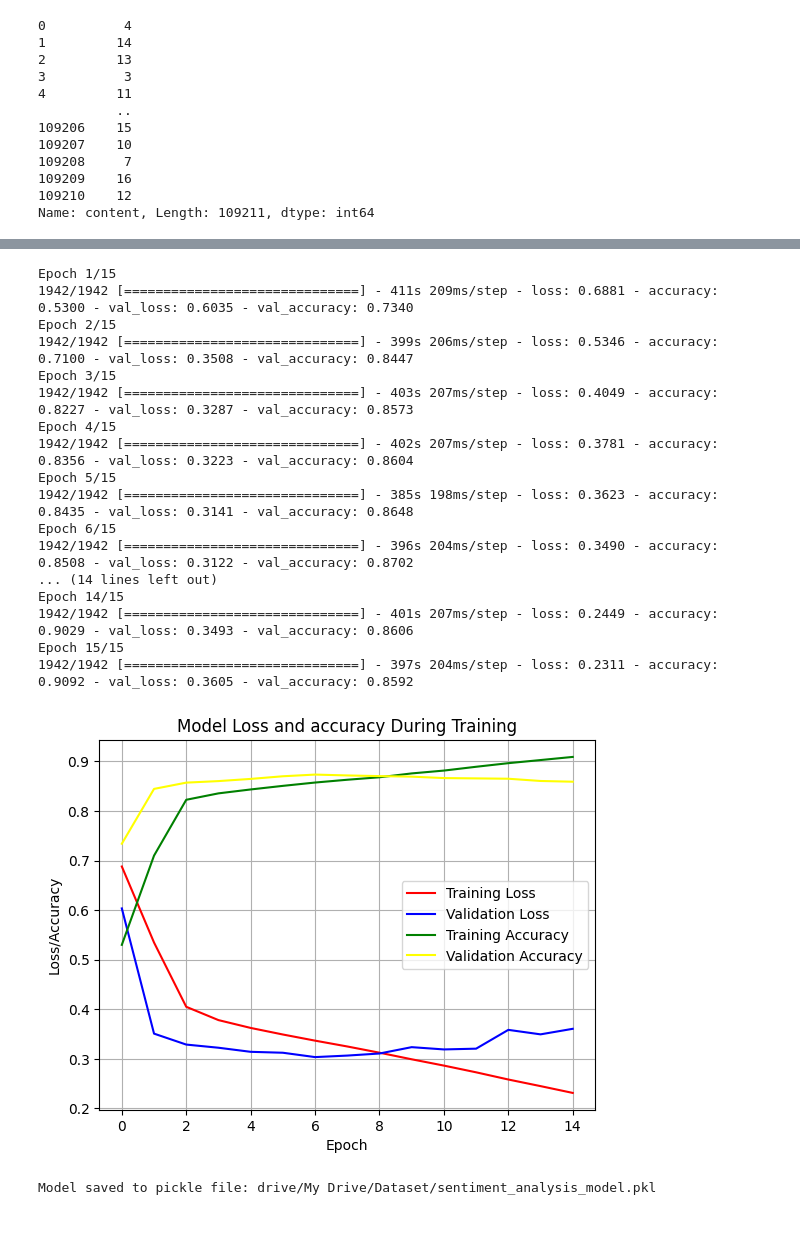
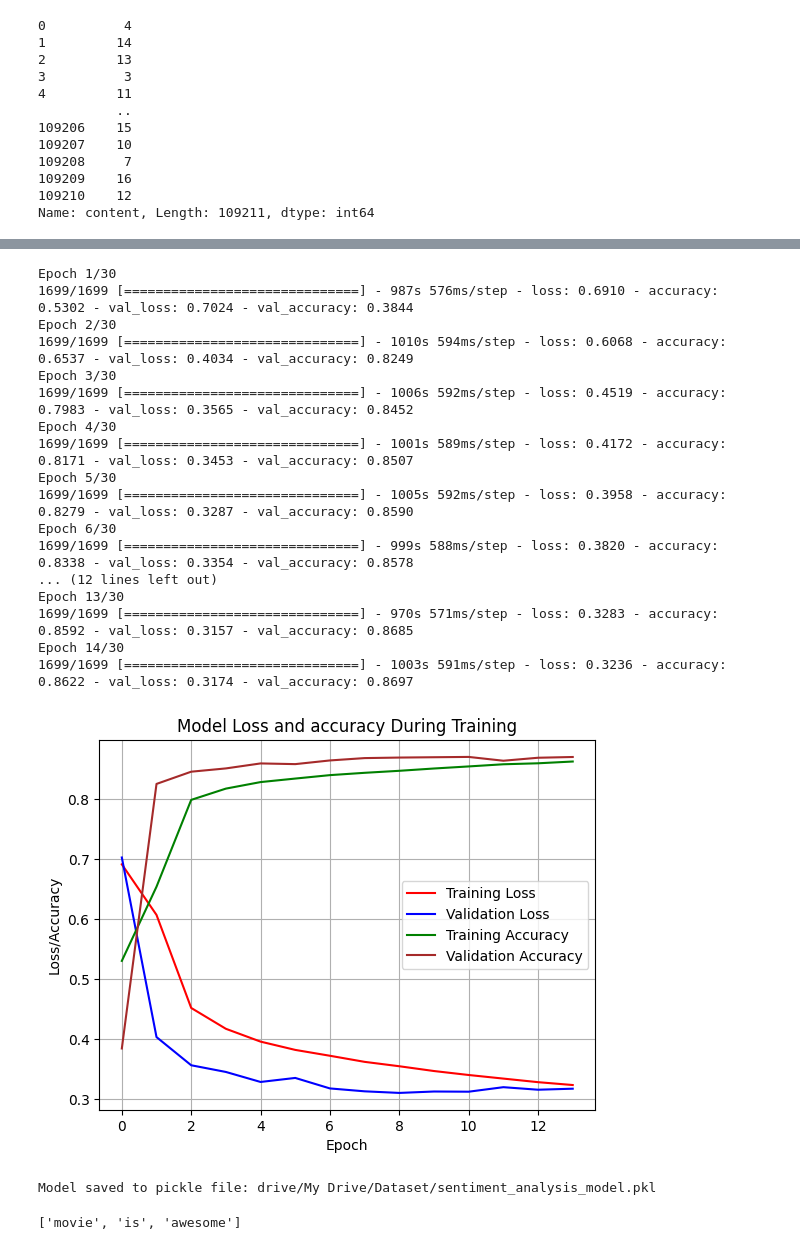
Before and after one commit to adkprakash/sentiment_analysis, a Jupyter notebook: sentiment_analysis.ipynb, the cells around one changed output, grey strips where cells are left out. Saved outputs shown, nothing was run; the diff lists cells and outputs as text; code cells hidden in the pictures.

Commit message:
Trained a LSTM Model

```diff
--- a/sentiment_analysis.ipynb
+++ b/sentiment_analysis.ipynb
@@ -405,0 +385,3 @@ array([[0., 1.],
+# %%
+# Apply the conversion function to the 'score' column using apply
+data['score'] = data['score'].apply(convert_sentiment_to_numerical)
@@ -425,60 +418,62 @@ embedding_matrix = load_word_embeddings(embedding_model, embedding_dim)
 # Defining the LSTM Model
 model = Sequential()
 model.add(Embedding(max_features, embedding_dim, weights=[embedding_matrix], trainable=False))  # Text feature
-model.add(LSTM(64, return_sequences=True))  # 64 hidden units, return sequences for next LSTM layer
-model.add(LSTM(32))  # 32 hidden units in the second LSTM layer
-model.add(Dense(encoded_features.shape[1], activation='sigmoid'))
+model.add(LSTM(64, return_sequences=True,dropout=0.2, recurrent_dropout=0.2))  # 64 hidden units, return sequences for next LSTM layer
+model.add(LSTM(32,dropout=0.2, recurrent_dropout=0.2))  # 32 hidden units in the second LSTM layer
+model.add(Dense(1, activation='sigmoid')) #Output layer, Sigmoid for binary classification
 # %%
 #Compile the model
 model.compile(optimizer='adam', loss='binary_crossentropy', metrics=['accuracy'])
+# Early stopping callback
+early_stopping = EarlyStopping(monitor='val_accuracy', patience=3, restore_best_weights=True)
 # %%
 # Train the model
-history=model.fit(content_padded, encoded_features, epochs=15, batch_size=45, validation_split=0.2)
+history=model.fit(content_padded,features, epochs=30, batch_size=45, validation_split=0.3,callbacks=[early_stopping])
 # %% [output]
-Epoch 1/15
-1942/1942 [==============================] - 411s 209ms/step - loss: 0.6881 - accuracy: 0.5300 - val_loss: 0.6035 - val_accuracy: 0.7340
-Epoch 2/15
-1942/1942 [==============================] - 399s 206ms/step - loss: 0.5346 - accuracy: 0.7100 - val_loss: 0.3508 - val_accuracy: 0.8447
-Epoch 3/15
-1942/1942 [==============================] - 403s 207ms/step - loss: 0.4049 - accuracy: 0.8227 - val_loss: 0.3287 - val_accuracy: 0.8573
-Epoch 4/15
-1942/1942 [==============================] - 402s 207ms/step - loss: 0.3781 - accuracy: 0.8356 - val_loss: 0.3223 - val_accuracy: 0.8604
-Epoch 5/15
-1942/1942 [==============================] - 385s 198ms/step - loss: 0.3623 - accuracy: 0.8435 - val_loss: 0.3141 - val_accuracy: 0.8648
-Epoch 6/15
-1942/1942 [==============================] - 396s 204ms/step - loss: 0.3490 - accuracy: 0.8508 - val_loss: 0.3122 - val_accuracy: 0.8702
-... (14 lines left out)
-Epoch 14/15
-1942/1942 [==============================] - 401s 207ms/step - loss: 0.2449 - accuracy: 0.9029 - val_loss: 0.3493 - val_accuracy: 0.8606
-Epoch 15/15
-1942/1942 [==============================] - 397s 204ms/step - loss: 0.2311 - accuracy: 0.9092 - val_loss: 0.3605 - val_accuracy: 0.8592
+Epoch 1/30
+1699/1699 [==============================] - 987s 576ms/step - loss: 0.6910 - accuracy: 0.5302 - val_loss: 0.7024 - val_accuracy: 0.3844
+Epoch 2/30
+1699/1699 [==============================] - 1010s 594ms/step - loss: 0.6068 - accuracy: 0.6537 - val_loss: 0.4034 - val_accuracy: 0.8249
+Epoch 3/30
+1699/1699 [==============================] - 1006s 592ms/step - loss: 0.4519 - accuracy: 0.7983 - val_loss: 0.3565 - val_accuracy: 0.8452
+Epoch 4/30
+1699/1699 [==============================] - 1001s 589ms/step - loss: 0.4172 - accuracy: 0.8171 - val_loss: 0.3453 - val_accuracy: 0.8507
+Epoch 5/30
+1699/1699 [==============================] - 1005s 592ms/step - loss: 0.3958 - accuracy: 0.8279 - val_loss: 0.3287 - val_accuracy: 0.8590
+Epoch 6/30
+1699/1699 [==============================] - 999s 588ms/step - loss: 0.3820 - accuracy: 0.8338 - val_loss: 0.3354 - val_accuracy: 0.8578
+... (12 lines left out)
+Epoch 13/30
+1699/1699 [==============================] - 970s 571ms/step - loss: 0.3283 - accuracy: 0.8592 - val_loss: 0.3157 - val_accuracy: 0.8685
+Epoch 14/30
+1699/1699 [==============================] - 1003s 591ms/step - loss: 0.3236 - accuracy: 0.8622 - val_loss: 0.3174 - val_accuracy: 0.8697
 # %%
 # Accessing training loss and accuracy
 train_loss = history.history['loss']
 train_accuracy = history.history['accuracy']
 
 # Accessing validation loss and accuracy
 val_loss = history.history['val_loss']
 val_accuracy = history.history['val_accuracy']
 
 
 # Create the plot
 plt.plot(train_loss, label='Training Loss',color='red')
 plt.plot(val_loss, label='Validation Loss',color='blue')
 plt.plot(train_accuracy, label='Training Accuracy',color='green')
-plt.plot(val_accuracy, label='Validation Accuracy',color='yellow')
+plt.plot(val_accuracy, label='Validation Accuracy',color='brown')
 
 # Customize the plot
 plt.title('Model Loss and accuracy During Training')
 plt.xlabel('Epoch')
 plt.ylabel('Loss/Accuracy')  # Adjusted label for combined plot
 plt.legend()
 plt.grid(True)
 
 # Display the plot
 plt.show()
 # %% [output]
-[figure, old version]
+[figure, new version]
 # %%
 import pickle
 # Define filename for the pickle file
@@ -494,0 +500,4 @@ Model saved to pickle file: drive/My Drive/Dataset/sentiment_analysis_model.pkl
+# %%
+print(new_data)
+# %% [output]
+['movie', 'is', 'awesome']
```
Also changed, not shown: parts of 31 cells of this notebook.
